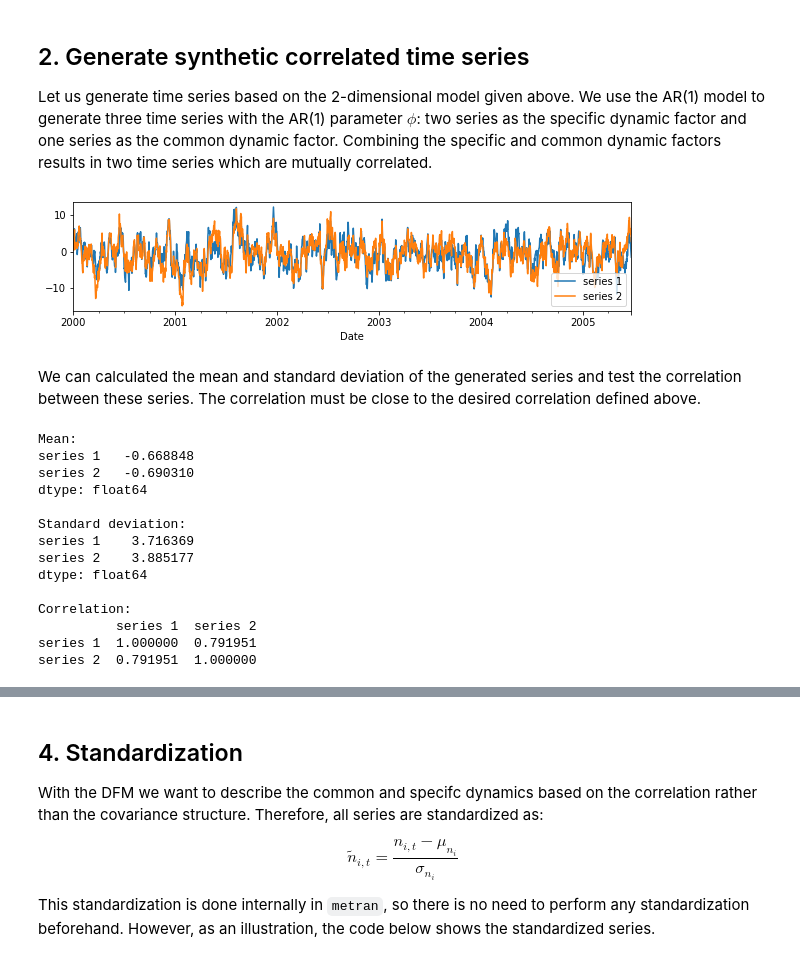
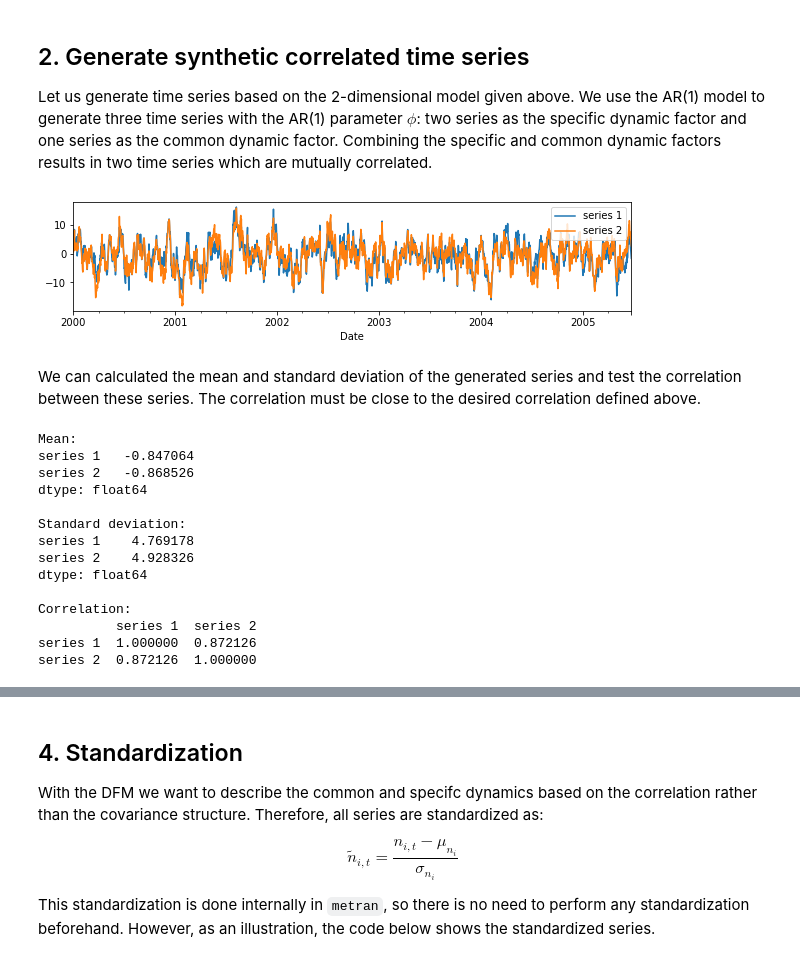
Before and after one commit to pastas/metran, a Jupyter notebook: examples/dynamic_factor_model.ipynb, the cells around one changed output, grey strips where cells are left out. Drawn from its saved outputs; the diff is of its cells as text; code cells hidden in the pictures.

```diff
--- a/examples/dynamic_factor_model.ipynb
+++ b/examples/dynamic_factor_model.ipynb
@@ -58,31 +57,31 @@ Let us generate time series based on the 2-dimensional model given above. We use
 # %%
 # seed numpy.random
 np.random.seed(20210505)
 
 # define mean and scale (standard deviation for noise series)
 mean = np.zeros(3)
-scale=[1, 0.6, 1.5]
+scale=[1, 0.6, 2]
 
 # generate noise series that are mutually uncorrelated
 noise = np.random.multivariate_normal(mean, np.diag(np.square(scale)), 2001)
 
 # generate AR(1) processes
 phi = np.array([0.80, 0.95, 0.90])
 a = np.zeros_like(noise)
 for i in range(1, noise.shape[0]):
     a[i] = noise[i] + np.multiply(a[i - 1], phi)
 
 # add AR(1) processes to construct two correlated series
 s1 = np.add(a[1:,0], a[1:,2])
 s2 = np.add(a[1:,1], a[1:,2])
 
 s = pd.DataFrame(data=np.array([s1, s2]).T,
                  index=pd.date_range(start='1-1-2000', periods=2000),
                  columns=['series 1', 'series 2'])
 
 s.plot(figsize=(10,2), xlabel='Date');
 # %% [output]
-[figure, old version]
+[figure, new version]
 # %% [markdown]
 We can calculated the mean and standard deviation of the generated series and test the correlation between these series. The correlation must be close to the desired correlation defined above.
 # %%
@@ -94,17 +93,17 @@ print ('\nCorrelation:')
 print (s.corr())
 # %% [output]
 Mean:
-series 1   -0.668848
-series 2   -0.690310
+series 1   -0.847064
+series 2   -0.868526
 dtype: float64
 
 Standard deviation:
-series 1    3.716369
-series 2    3.885177
+series 1    4.769178
+series 2    4.928326
 dtype: float64
 
 Correlation:
           series 1  series 2
-series 1  1.000000  0.791951
-series 2  0.791951  1.000000
+series 1  1.000000  0.872126
+series 2  0.872126  1.000000
 # %% [markdown]
```
Also changed, not shown: parts of 31 cells of this notebook, 3 other files.
